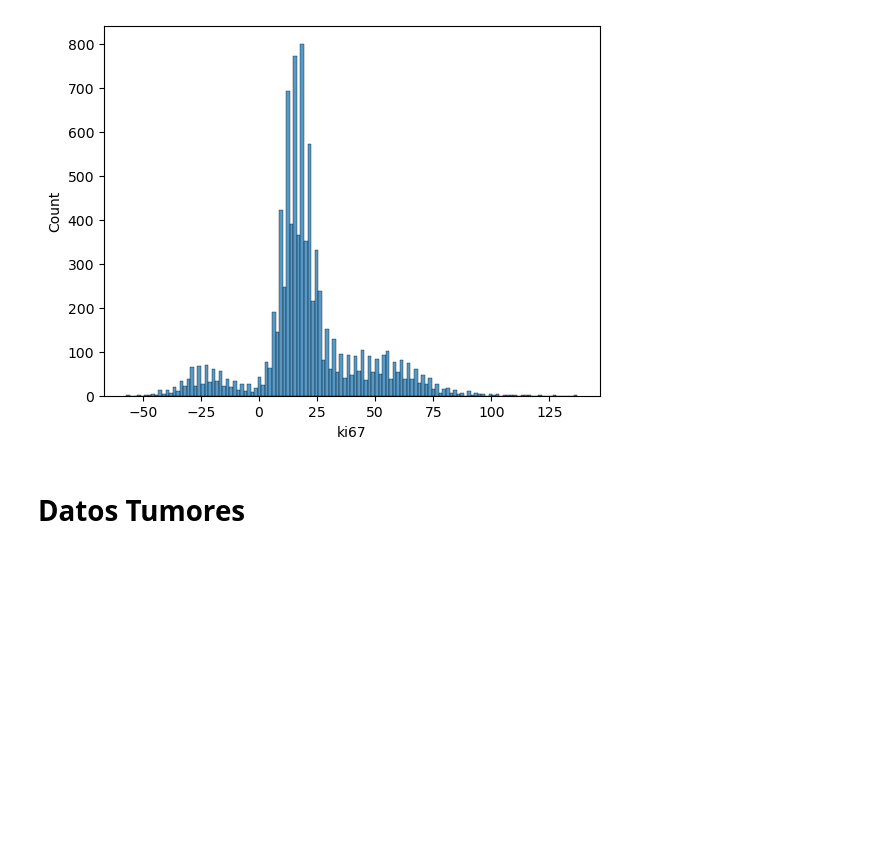
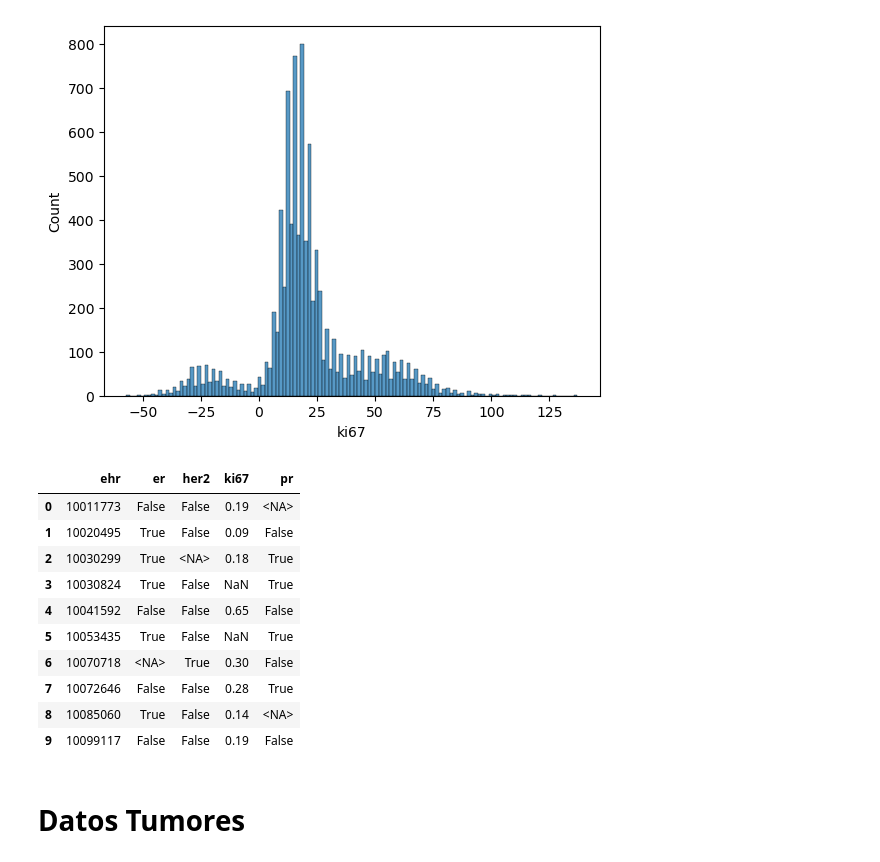
Before and after one commit to RubenCid35/CancerRiskProfiling, a Jupyter notebook: notebooks/02-preprocesado.ipynb, the cells around one changed output. Cells and saved outputs as stored; diff of their text form; code cells hidden in the pictures; blank space fills up the shorter version.

```diff
--- a/notebooks/02-preprocesado.ipynb
+++ b/notebooks/02-preprocesado.ipynb
@@ -403,3 +408,28 @@ def preprocess_histochemistry(chemis, check_filter=False):
+# %%
+def preprocess_histochemistry(chemis, check_filter=False):
+    # No hacen falta preprocesados
+    chemis = chemis.copy()
+    chemis['er'] = pd.to_numeric(chemis['er'], errors='coerce').astype('boolean')
+    chemis['her2'] = pd.to_numeric(chemis['her2'], errors='coerce').astype('boolean')
+    chemis['pr'] = pd.to_numeric(chemis['pr'], errors='coerce').astype('boolean')
+    chemis['ki67'] = chemis['ki67'] / 100 # Es un porcentaje
+
+    return chemis
+
+chemis = preprocess_histochemistry(chemis)
+display(chemis.head(n = 10))
+# %% [output]
+|  | ehr | er | her2 | ki67 | pr |
+| 0 | 10011773 | False | False | 0.19 | <NA> |
+| 1 | 10020495 | True | False | 0.09 | False |
+| 2 | 10030299 | True | <NA> | 0.18 | True |
+| 3 | 10030824 | True | False | NaN | True |
+| 4 | 10041592 | False | False | 0.65 | False |
+| 5 | 10053435 | True | False | NaN | True |
+| 6 | 10070718 | <NA> | True | 0.30 | False |
+| 7 | 10072646 | False | False | 0.28 | True |
+| 8 | 10085060 | True | False | 0.14 | <NA> |
+| 9 | 10099117 | False | False | 0.19 | False |
 # %% [markdown]
 # Datos Tumores
 # %%
```
Also changed, not shown: parts of 13 cells of this notebook, 2 other files.
